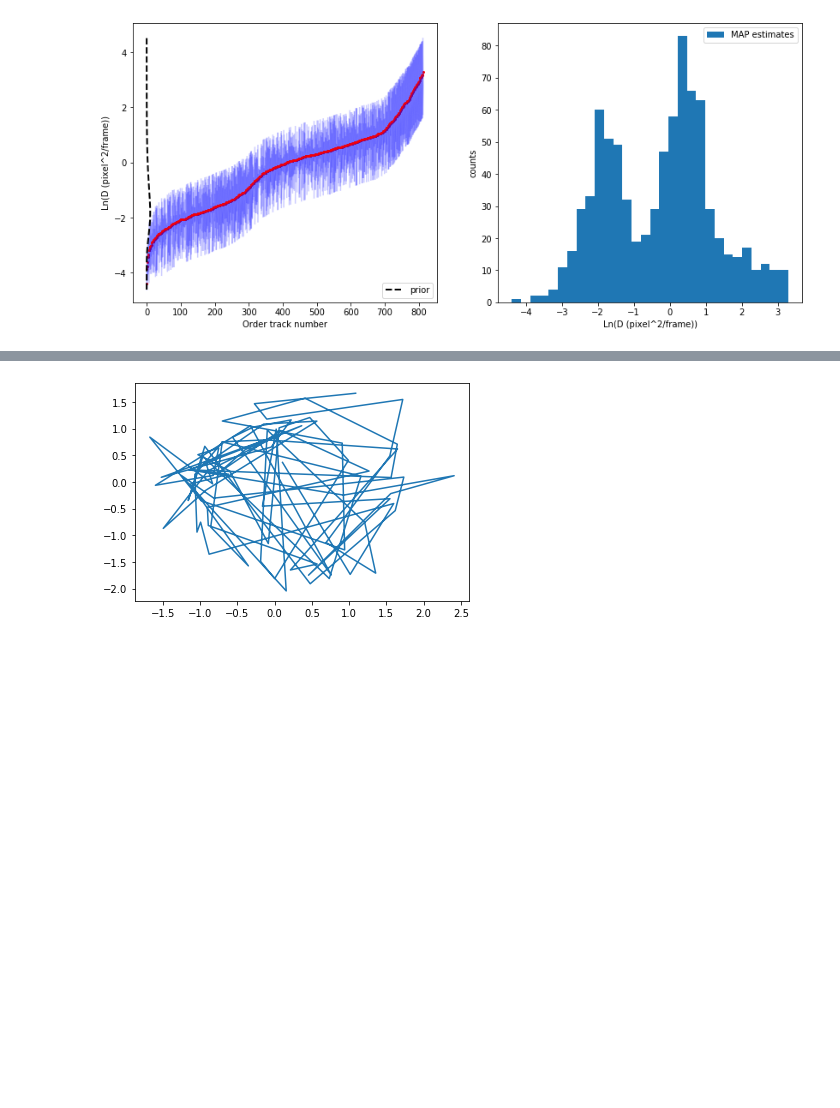
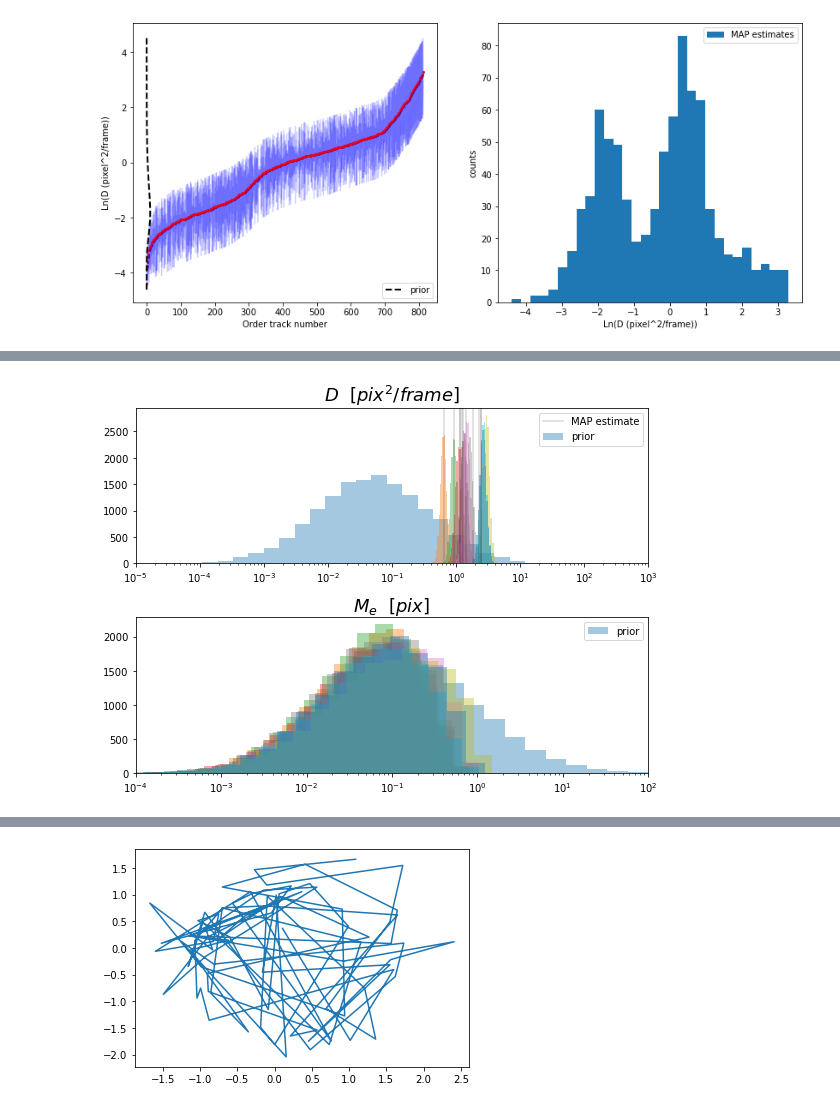
Before and after one commit to kirangauthier/enzymeBayesKucukelbir, a Jupyter notebook: FinalNoteBook.ipynb, the cells around one changed output, grey strips where cells are left out. Cells and saved outputs as stored; diff of their text form; code cells hidden in the pictures; blank space fills up the shorter version.

```diff
--- a/FinalNoteBook.ipynb
+++ b/FinalNoteBook.ipynb
@@ -69,0 +127,4 @@ We see that both stuck enzyme and HPW model seems to be able to reproduce the co
+# %%
+utils.plot_DMeAnalysis([dx, dy, dt, track_info])
+# %% [output]
+[figure, added]
```
Also changed, not shown: parts of 32 cells of this notebook, 1 other file.
